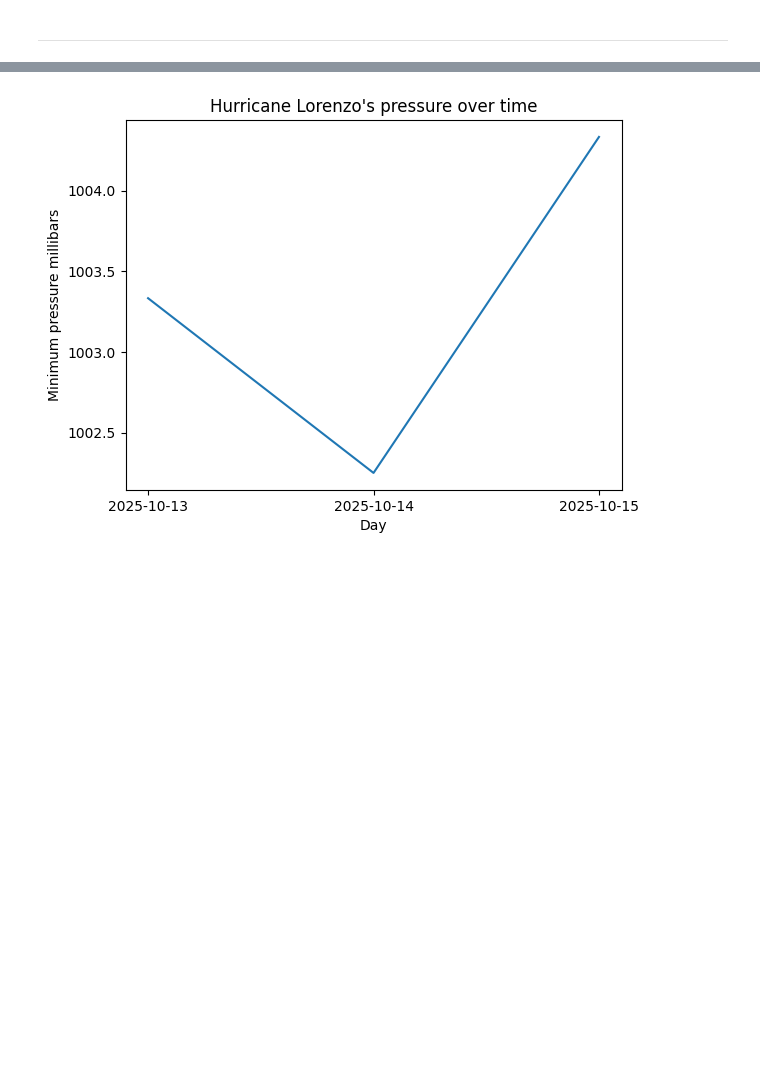
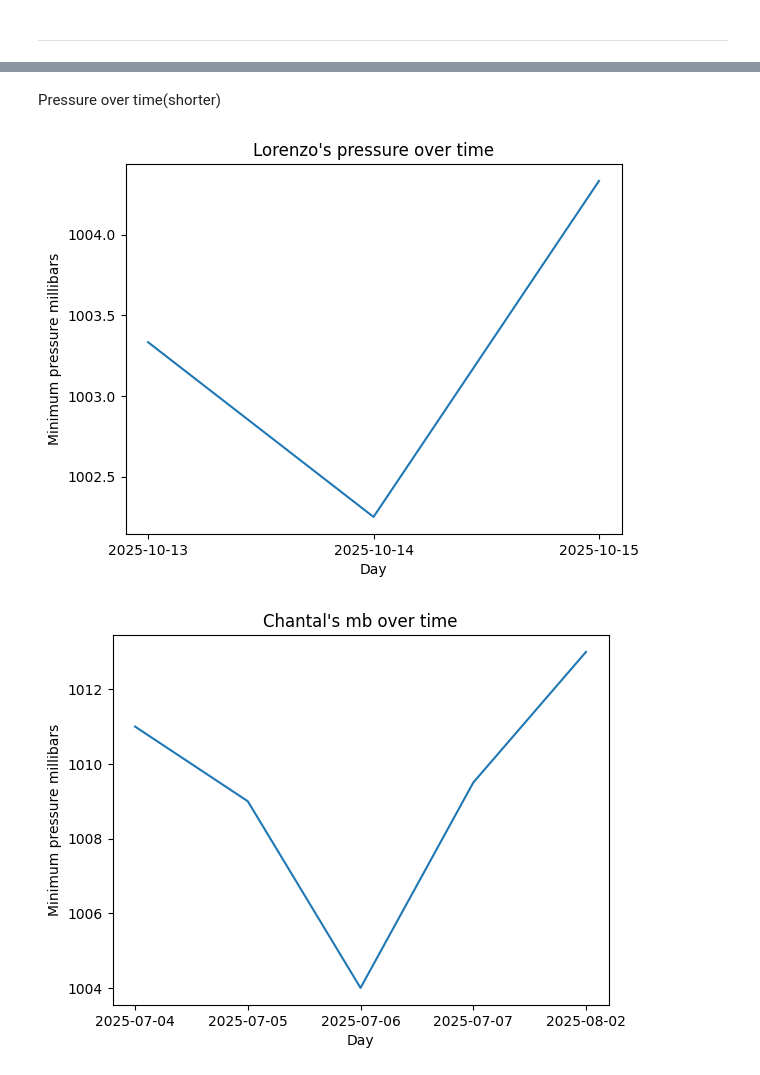
Before and after one commit to Erica4397/for_coding_camp1, a Jupyter notebook: ForCodingCampNotebook.ipynb, the cells around one changed output, grey strips where cells are left out. Drawn from its saved outputs; the diff is of its cells as text; code cells hidden in the pictures; blank space fills up the shorter version.

```diff
--- a/ForCodingCampNotebook.ipynb
+++ b/ForCodingCampNotebook.ipynb
@@ -179,15 +225,49 @@ Lorenzo's pressure over time
-# %%
-#lasted around 3 days, lowest point was 1000
-df_lorenzo = df_nodup[55546:55556]
-df_l_date = df_lorenzo.groupby('date')['min_pressure_mb'].mean()
-df_l_date = df_l_date.reset_index()
-
-plt.plot(df_l_date['date'], df_l_date['min_pressure_mb'])
-
-plt.title("Hurricane Lorenzo's pressure over time")
-plt.xlabel('Day')
-plt.ylabel('Minimum pressure millibars')
-
-plt.show()
-# %% [output]
-[figure, removed]
+# %% [markdown]
+Pressure over time(shorter)
+# %%
+#define shorter storms as under _ days
+#shorter storms don't usually go under ___ mb
+#lasted around 3 days, lowest point was 1000
+
+#FIX THE DATES FOR THE LATER TWO
+
+df_lorenzo = df_nodup[55546:55556]
+df_l_date = df_lorenzo.groupby('date')['min_pressure_mb'].mean()
+df_l_date = df_l_date.reset_index()
+
+plt.plot(df_l_date['date'], df_l_date['min_pressure_mb'])
+
+plt.title("Lorenzo's pressure over time")
+plt.xlabel('Day')
+plt.ylabel('Minimum pressure millibars')
+
+plt.show()
+################################################################################
+#lasted around 5 days, lowest point was 1002
+df_chantal = df_nodup[55255:55270]
+df_c_date = df_chantal.groupby('date')['min_pressure_mb'].mean()
+df_c_date = df_c_date.reset_index()
+
+plt.plot(df_c_date['date'], df_c_date['min_pressure_mb'])
+
+plt.title("Chantal's mb over time")
+plt.xlabel('Day')
+plt.ylabel('Minimum pressure millibars')
+
+plt.show()
+################################################################################
+#lasted around 4 days, lowest point was 992
+df_alberto = df_nodup[54749:54761]
+df_a_date = df_alberto.groupby('date')['min_pressure_mb'].mean()
+df_a_date = df_a_date.reset_index()
+
+plt.plot(df_a_date['date'], df_a_date['min_pressure_mb'])
+
+plt.title("Alberto's pressure over time")
+plt.xlabel('Day')
+plt.ylabel('Minimum pressure millibars')
+
+plt.show()
+# %% [output]
+[figure, added]
+[figure, added]
```
Also changed, not shown: parts of 15 cells of this notebook.
